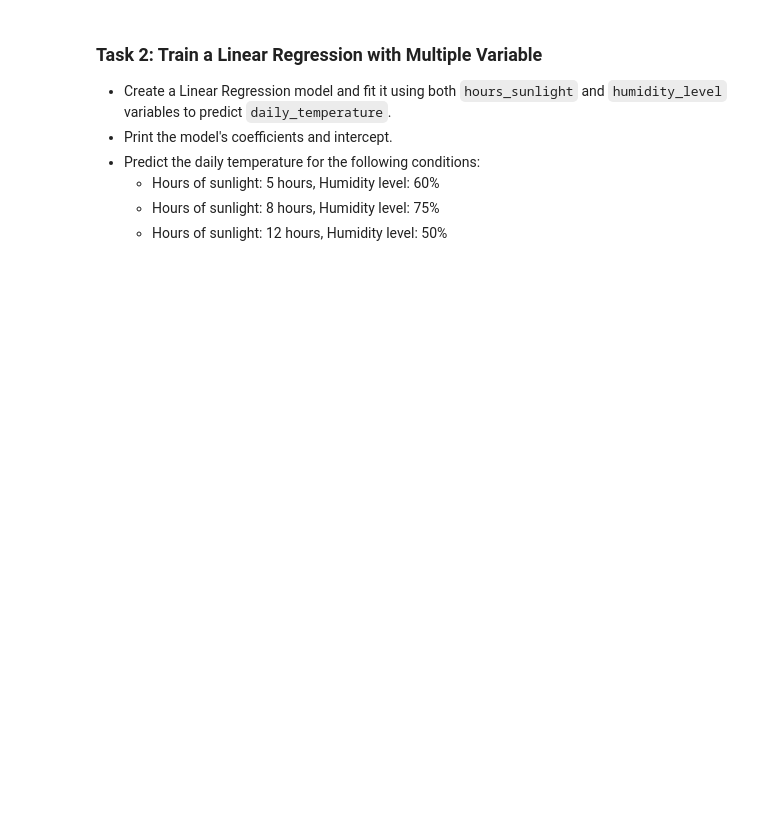
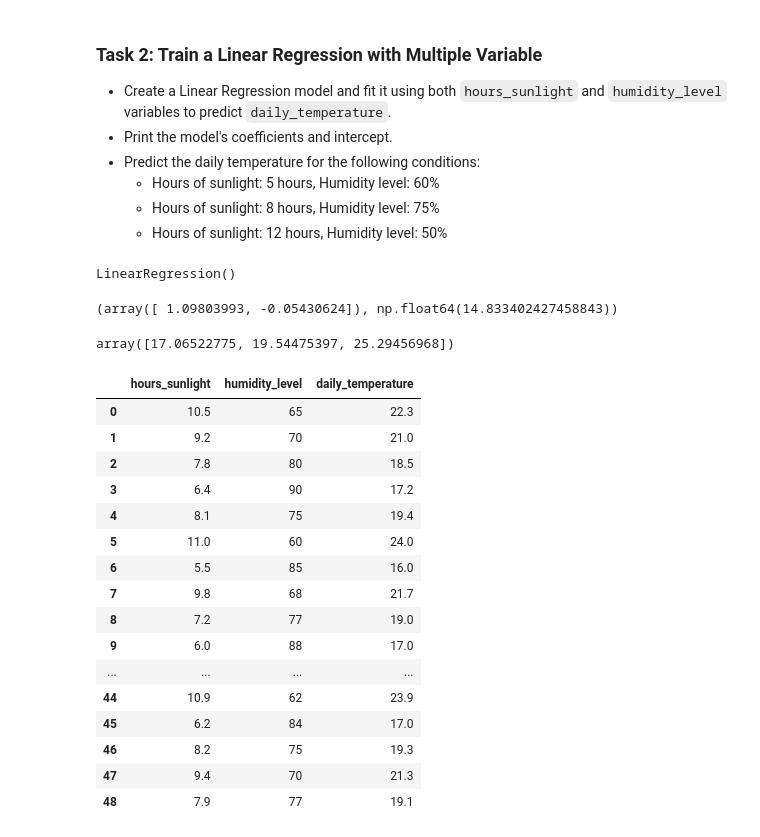
Before and after one commit to data-detectiv/gen_ai_data_science_bootcamp, a Jupyter notebook: ml/supervised_learning/exercise/assignment.ipynb, the cells around one changed output. Saved outputs shown, nothing was run; the diff lists cells and outputs as text; code cells hidden in the pictures; blank space fills up the shorter version.

```diff
--- a/ml/supervised_learning/exercise/assignment.ipynb
+++ b/ml/supervised_learning/exercise/assignment.ipynb
@@ -65,10 +80,47 @@ columns:  3
     - Hours of sunlight: 12 hours, Humidity level: 50%
 # %%
 #Step1: Create a Linear Regression model and fit it using both 'hours_sunlight' and 'humidity_level' variables to predict 'daily_temperature'
+model = LinearRegression()
+model.fit(df[["hours_sunlight", "humidity_level"]], df["daily_temperature"])
+# %% [output]
+LinearRegression()
 # %%
 #Step2: Print the model's coefficients and intercept
+model.coef_, model.intercept_
+# %% [output]
+(array([ 1.09803993, -0.05430624]), np.float64(14.833402427458843))
 # %%
 # Step3: Predict the daily temperature for the following conditions:
 # Hours of sunlight: 5 hours, Humidity level: 60%
 # Hours of sunlight: 8 hours, Humidity level: 75%
 # Hours of sunlight: 12 hours, Humidity level: 50%
+
+test = pd.DataFrame([
+    {"hours_sunlight": 5, "humidity_level": 60},
+    {"hours_sunlight": 8, "humidity_level": 75},
+    {"hours_sunlight": 12, "humidity_level": 50},
+])
+
+model.predict(test)
+# %% [output]
+array([17.06522775, 19.54475397, 25.29456968])
+# %%
+df
+# %% [output]
+|  | hours_sunlight | humidity_level | daily_temperature |
+| 0 | 10.5 | 65 | 22.3 |
+| 1 | 9.2 | 70 | 21.0 |
+| 2 | 7.8 | 80 | 18.5 |
+| 3 | 6.4 | 90 | 17.2 |
+| 4 | 8.1 | 75 | 19.4 |
+| 5 | 11.0 | 60 | 24.0 |
+| 6 | 5.5 | 85 | 16.0 |
+| 7 | 9.8 | 68 | 21.7 |
+| 8 | 7.2 | 77 | 19.0 |
+| 9 | 6.0 | 88 | 17.0 |
+| ... | ... | ... | ... |
+| 44 | 10.9 | 62 | 23.9 |
+| 45 | 6.2 | 84 | 17.0 |
+| 46 | 8.2 | 75 | 19.3 |
+| 47 | 9.4 | 70 | 21.3 |
+| 48 | 7.9 | 77 | 19.1 |
```
Also changed, not shown: parts of 3 cells of this notebook.
